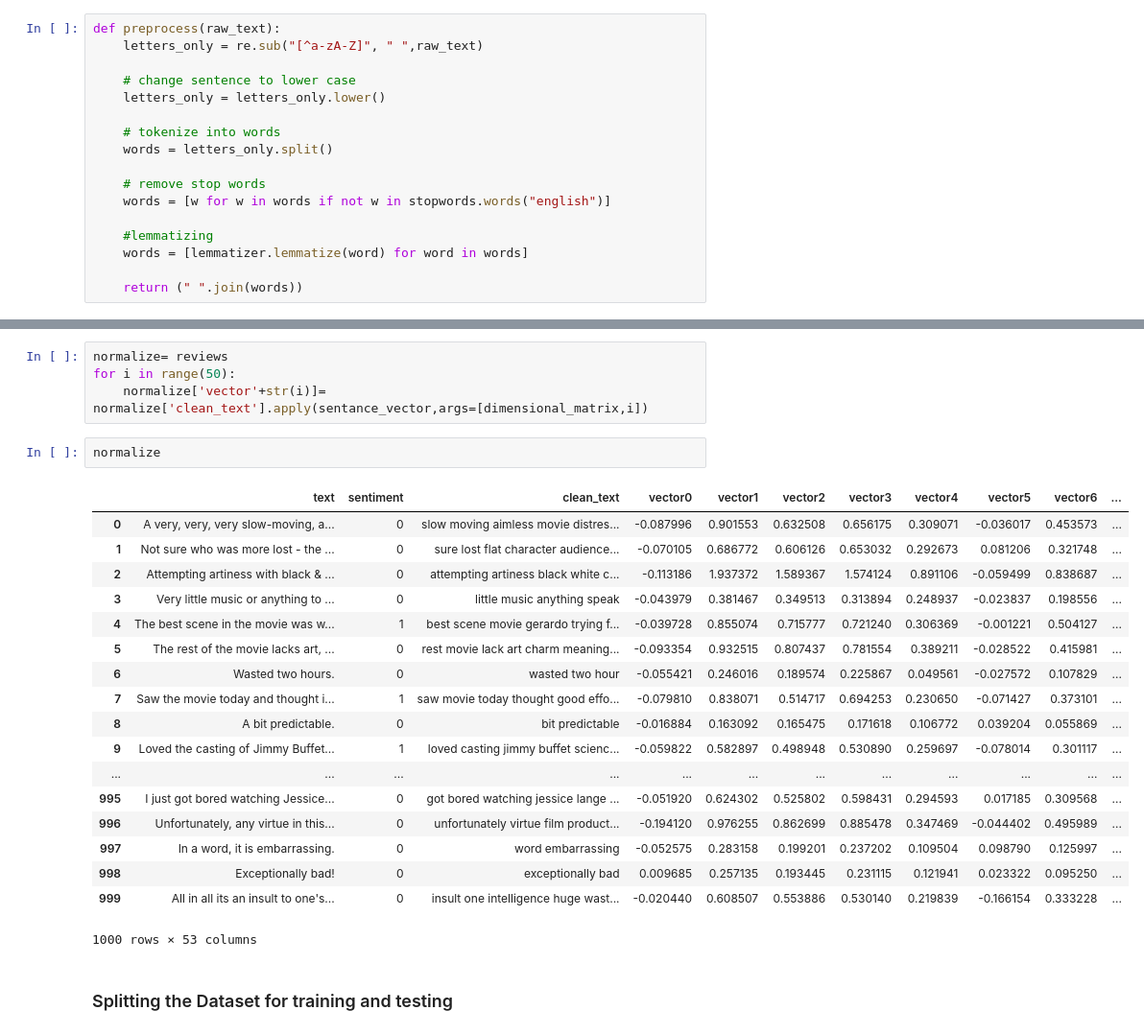
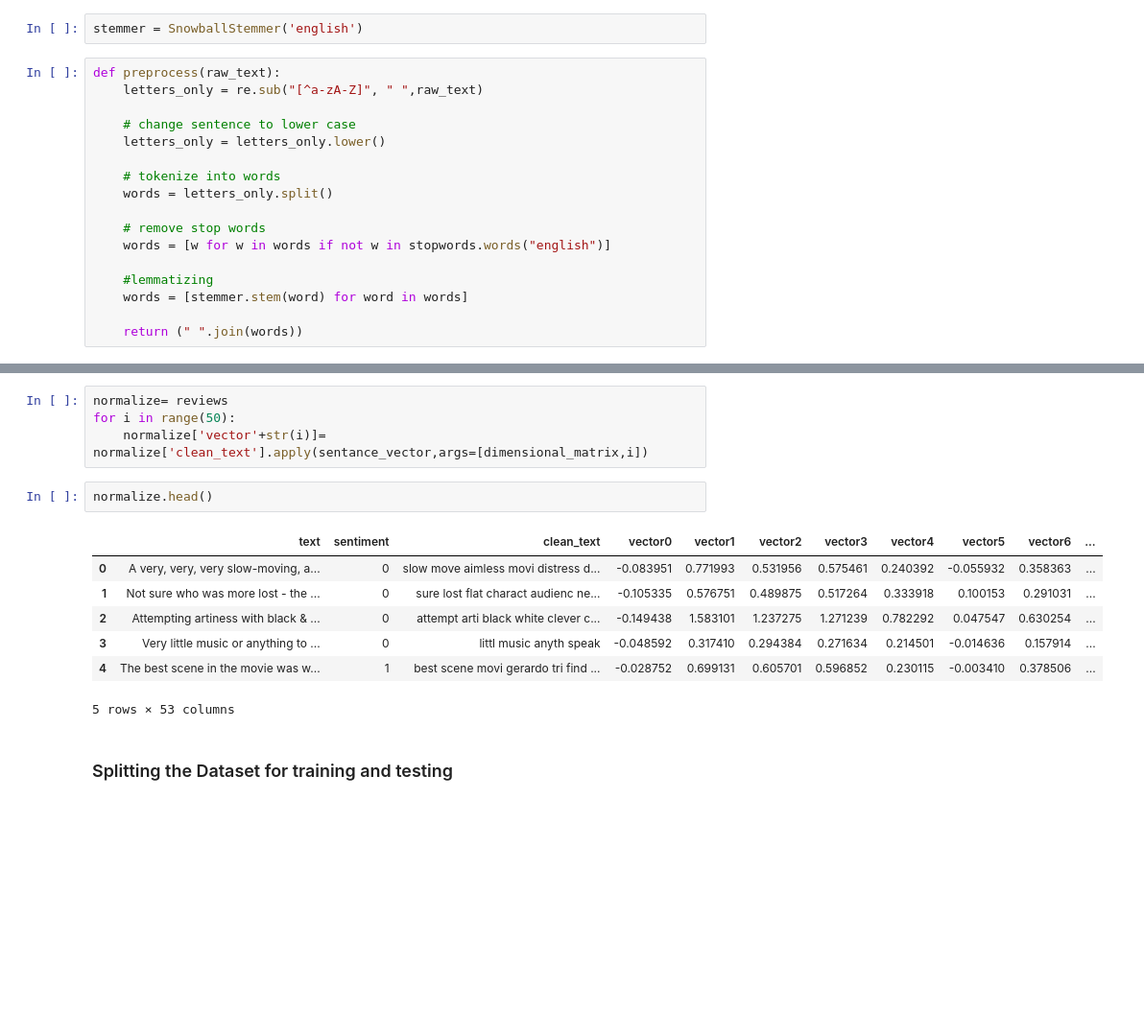
Before and after one commit to vishwajeetbajwan/IMDB_Review_Classification, a Jupyter notebook: Imdb_Review_Classification.ipynb, the cells around one changed output, grey strips where cells are left out. Shown at 96% size. Saved outputs shown, nothing was run; the diff lists cells and outputs as text; blank space fills up the shorter version.

```diff
--- a/Imdb_Review_Classification.ipynb
+++ b/Imdb_Review_Classification.ipynb
@@ -169,3 +165,5 @@ lemmatizer = WordNetLemmatizer()
+# %%
+stemmer = SnowballStemmer('english')
 # %%
 def preprocess(raw_text):
     letters_only = re.sub("[^a-zA-Z]", " ",raw_text)
@@ -180,7 +178,7 @@ def preprocess(raw_text):
     words = [w for w in words if not w in stopwords.words("english")]
 
     #lemmatizing
-    words = [lemmatizer.lemmatize(word) for word in words]
+    words = [stemmer.stem(word) for word in words]
 
     return (" ".join(words))
 # %%
@@ -279,26 +267,15 @@ normalize= reviews
 for i in range(50):
     normalize['vector'+str(i)]= normalize['clean_text'].apply(sentance_vector,args=[dimensional_matrix,i])
 # %%
-normalize
+normalize.head()
 # %% [output]
 |  | text | sentiment | clean_text | vector0 | vector1 | vector2 | vector3 | vector4 | vector5 | vector6 | ... |
-| 0 | A very, very, very slow-moving, a... | 0 | slow moving aimless movie distres... | -0.087996 | 0.901553 | 0.632508 | 0.656175 | 0.309071 | -0.036017 | 0.453573 | ... |
-| 1 | Not sure who was more lost - the ... | 0 | sure lost flat character audience... | -0.070105 | 0.686772 | 0.606126 | 0.653032 | 0.292673 | 0.081206 | 0.321748 | ... |
-| 2 | Attempting artiness with black & ... | 0 | attempting artiness black white c... | -0.113186 | 1.937372 | 1.589367 | 1.574124 | 0.891106 | -0.059499 | 0.838687 | ... |
-| 3 | Very little music or anything to ... | 0 | little music anything speak | -0.043979 | 0.381467 | 0.349513 | 0.313894 | 0.248937 | -0.023837 | 0.198556 | ... |
-| 4 | The best scene in the movie was w... | 1 | best scene movie gerardo trying f... | -0.039728 | 0.855074 | 0.715777 | 0.721240 | 0.306369 | -0.001221 | 0.504127 | ... |
-| 5 | The rest of the movie lacks art, ... | 0 | rest movie lack art charm meaning... | -0.093354 | 0.932515 | 0.807437 | 0.781554 | 0.389211 | -0.028522 | 0.415981 | ... |
-| 6 | Wasted two hours. | 0 | wasted two hour | -0.055421 | 0.246016 | 0.189574 | 0.225867 | 0.049561 | -0.027572 | 0.107829 | ... |
-| 7 | Saw the movie today and thought i... | 1 | saw movie today thought good effo... | -0.079810 | 0.838071 | 0.514717 | 0.694253 | 0.230650 | -0.071427 | 0.373101 | ... |
-| 8 | A bit predictable. | 0 | bit predictable | -0.016884 | 0.163092 | 0.165475 | 0.171618 | 0.106772 | 0.039204 | 0.055869 | ... |
-| 9 | Loved the casting of Jimmy Buffet... | 1 | loved casting jimmy buffet scienc... | -0.059822 | 0.582897 | 0.498948 | 0.530890 | 0.259697 | -0.078014 | 0.301117 | ... |
-| ... | ... | ... | ... | ... | ... | ... | ... | ... | ... | ... | ... |
-| 995 | I just got bored watching Jessice... | 0 | got bored watching jessice lange ... | -0.051920 | 0.624302 | 0.525802 | 0.598431 | 0.294593 | 0.017185 | 0.309568 | ... |
-| 996 | Unfortunately, any virtue in this... | 0 | unfortunately virtue film product... | -0.194120 | 0.976255 | 0.862699 | 0.885478 | 0.347469 | -0.044402 | 0.495989 | ... |
-| 997 | In a word, it is embarrassing. | 0 | word embarrassing | -0.052575 | 0.283158 | 0.199201 | 0.237202 | 0.109504 | 0.098790 | 0.125997 | ... |
-| 998 | Exceptionally bad! | 0 | exceptionally bad | 0.009685 | 0.257135 | 0.193445 | 0.231115 | 0.121941 | 0.023322 | 0.095250 | ... |
-| 999 | All in all its an insult to one's... | 0 | insult one intelligence huge wast... | -0.020440 | 0.608507 | 0.553886 | 0.530140 | 0.219839 | -0.166154 | 0.333228 | ... |
+| 0 | A very, very, very slow-moving, a... | 0 | slow move aimless movi distress d... | -0.083951 | 0.771993 | 0.531956 | 0.575461 | 0.240392 | -0.055932 | 0.358363 | ... |
+| 1 | Not sure who was more lost - the ... | 0 | sure lost flat charact audienc ne... | -0.105335 | 0.576751 | 0.489875 | 0.517264 | 0.333918 | 0.100153 | 0.291031 | ... |
+| 2 | Attempting artiness with black & ... | 0 | attempt arti black white clever c... | -0.149438 | 1.583101 | 1.237275 | 1.271239 | 0.782292 | 0.047547 | 0.630254 | ... |
+| 3 | Very little music or anything to ... | 0 | littl music anyth speak | -0.048592 | 0.317410 | 0.294384 | 0.271634 | 0.214501 | -0.014636 | 0.157914 | ... |
+| 4 | The best scene in the movie was w... | 1 | best scene movi gerardo tri find ... | -0.028752 | 0.699131 | 0.605701 | 0.596852 | 0.230115 | -0.003410 | 0.378506 | ... |
-1000 rows × 53 columns
+5 rows × 53 columns
 # %% [markdown]
 ### Splitting the Dataset for training and testing
 # %% [markdown]
```
Also changed, not shown: parts of 31 cells of this notebook.
